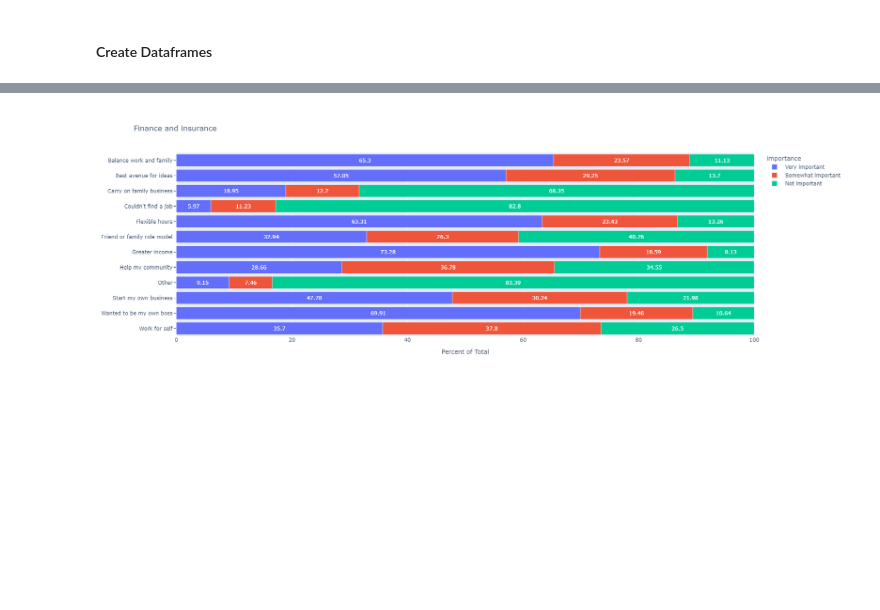
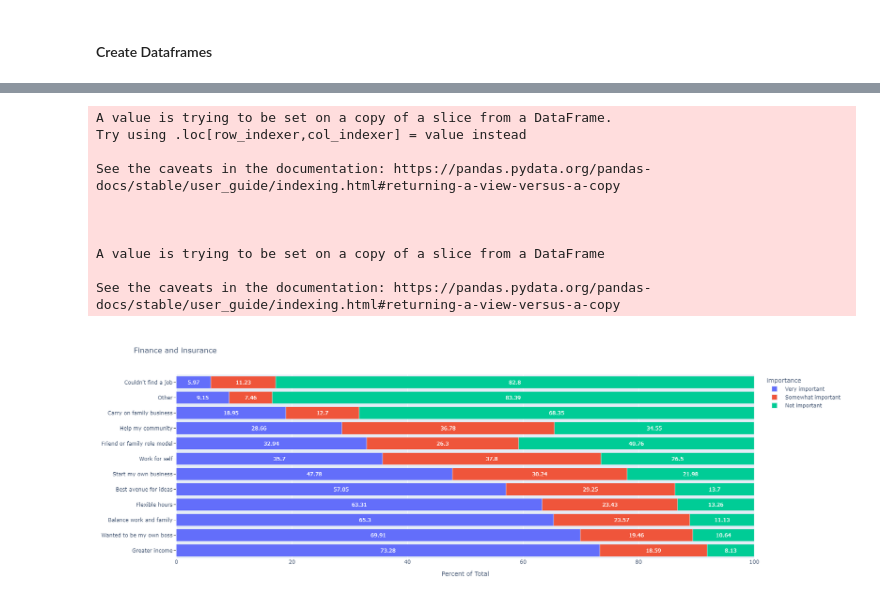
Before and after one commit to jedc4xer/abs_group_assessment, a Jupyter notebook: jeds_visualizations.ipynb, the cells around one changed output, grey strips where cells are left out. Saved outputs shown, nothing was run; the diff lists cells and outputs as text; code cells hidden in the pictures; blank space fills up the shorter version.

```diff
--- a/jeds_visualizations.ipynb
+++ b/jeds_visualizations.ipynb
@@ -117,17 +118,53 @@ picked_industry = accom_subset['industry'].unique().tolist()[0]
-# %%
-fig = px.bar(accom_subset, x = 'ratio', y = 'reason', color = 'importance',
-            width = 1000, height = 600, orientation = 'h', title = picked_industry,
-             hover_data = ['responses','ratio'], text = 'ratio'
-            )
-fig.update_layout(yaxis_title = None)
-
-fig.update_traces(textposition = 'inside', insidetextanchor = 'middle', textfont = {'color': 'white'})
-fig.update_yaxes(categoryorder = 'category descending', ticks = 'outside')
-fig.update_layout(xaxis_title = "Percent of Total", uniformtext_minsize = 12,
-                 uniformtext_mode = 'hide')
-
-fig.update_xaxes(range = [0,100])
-
-fig.show()
-# %% [output]
-[figure, removed]
+# %%
+reason_owned = bus_own_df[
+    (bus_own_df['qdesc_label'] == 'REASONOWN') &
+    (~bus_own_df['industry'].str.contains('Total')) &
+    (~bus_own_df['gender'].str.contains('All')) &
+    (bus_own_df['ownchar_label'].str.contains(':'))]
+
+reason_owned[['reason','importance']] = reason_owned.apply(
+    lambda row: row['ownchar_label'].split(":"), axis = 1, result_type = 'expand'
+)
+
+reason_owned = reason_owned[['industry','gender','reason','importance','ownpdemp']]
+
+grouped_reason = reason_owned.groupby(
+    by = ['industry','reason','importance'])[['ownpdemp']].agg(
+    responses = ('ownpdemp', 'sum')
+)
+
+grouped_reason['ratio'] = 100 * (grouped_reason['responses'] / grouped_reason.groupby(level = [0,1])['responses'].transform('sum'))
+grouped_reason['ratio'] = grouped_reason['ratio'].round(2)
+grouped_reason.reset_index(inplace = True)
+
+accom_subset = grouped_reason[(grouped_reason['industry'].str.contains('inanc'))]
+accom_subset.sort_values(by = ['importance','ratio'], ascending = False, inplace = True)
+
+picked_industry = accom_subset['industry'].unique().tolist()[0]
+
+fig = px.bar(accom_subset, x = 'ratio', y = 'reason', color = 'importance',
+            width = 1000, height = 600, orientation = 'h', title = picked_industry,
+             hover_data = ['responses','ratio'], text = 'ratio'
+            )
+fig.update_layout(yaxis_title = None)
+
+fig.update_traces(textposition = 'inside', insidetextanchor = 'middle', textfont = {'color': 'white'})
+fig.update_yaxes(ticks = 'outside')
+fig.update_layout(xaxis_title = "Percent of Total", uniformtext_minsize = 12,
+                 uniformtext_mode = 'hide')
+
+fig.update_xaxes(range = [0,100])
+
+fig.show()
+# %% [output]
+A value is trying to be set on a copy of a slice from a DataFrame.
+Try using .loc[row_indexer,col_indexer] = value instead
+
+See the caveats in the documentation: https://pandas.pydata.org/pandas-docs/stable/user_guide/indexing.html#returning-a-view-versus-a-copy
+
+
+
+A value is trying to be set on a copy of a slice from a DataFrame
+
+See the caveats in the documentation: https://pandas.pydata.org/pandas-docs/stable/user_guide/indexing.html#returning-a-view-versus-a-copy
+[figure, added]
```
Also changed, not shown: parts of 4 cells of this notebook, 1 other file.
